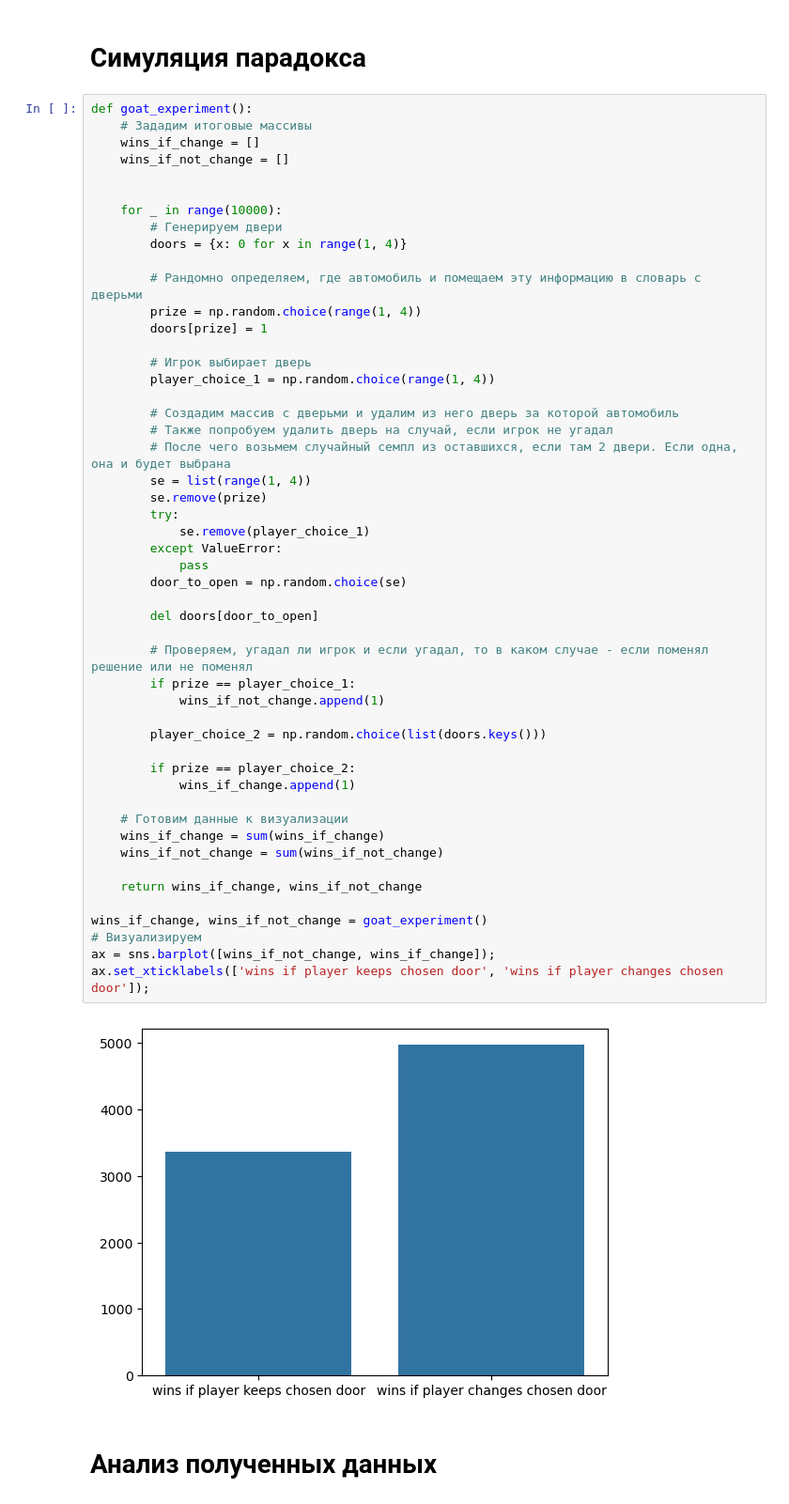
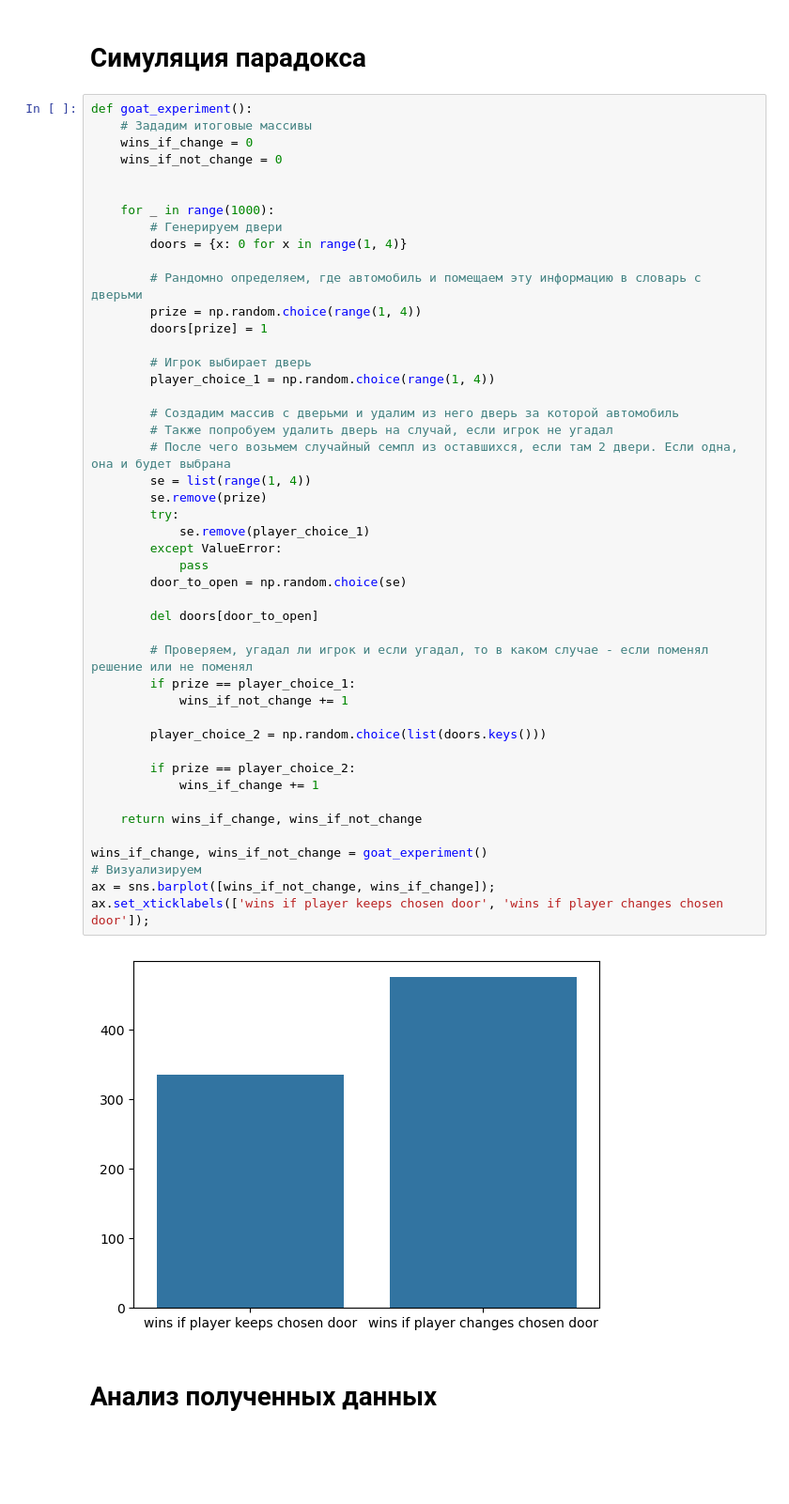
Before and after one commit to Pavel-Kuzn/goat_experiment, a Jupyter notebook: experiment.ipynb, the cells around one changed output. Shown: that part at 94% size. Saved outputs shown, nothing was run; the diff lists cells and outputs as text; blank space fills up the shorter version.

```diff
--- a/experiment.ipynb
+++ b/experiment.ipynb
@@ -9,11 +9,11 @@ from tqdm import tqdm
 # %%
 def goat_experiment():
     # Зададим итоговые массивы
-    wins_if_change = []
-    wins_if_not_change = []
+    wins_if_change = 0
+    wins_if_not_change = 0
 
 
-    for _ in range(10000):
+    for _ in range(1000):
         # Генерируем двери
         doors = {x: 0 for x in range(1, 4)}
 
@@ -24,40 +24,36 @@ def goat_experiment():
         # Игрок выбирает дверь
         player_choice_1 = np.random.choice(range(1, 4))
 
         # Создадим массив с дверьми и удалим из него дверь за которой автомобиль
         # Также попробуем удалить дверь на случай, если игрок не угадал
         # После чего возьмем случайный семпл из оставшихся, если там 2 двери. Если одна, она и будет выбрана
         se = list(range(1, 4))
         se.remove(prize)
         try:
             se.remove(player_choice_1)
         except ValueError:
             pass
         door_to_open = np.random.choice(se)
 
         del doors[door_to_open]
 
         # Проверяем, угадал ли игрок и если угадал, то в каком случае - если поменял решение или не поменял
         if prize == player_choice_1:
-            wins_if_not_change.append(1)
+            wins_if_not_change += 1
 
         player_choice_2 = np.random.choice(list(doors.keys()))
 
         if prize == player_choice_2:
-            wins_if_change.append(1)
-
-    # Готовим данные к визуализации
-    wins_if_change = sum(wins_if_change)
-    wins_if_not_change = sum(wins_if_not_change)
+            wins_if_change += 1
 
     return wins_if_change, wins_if_not_change
 
 wins_if_change, wins_if_not_change = goat_experiment()
 # Визуализируем
 ax = sns.barplot([wins_if_not_change, wins_if_change]);
 ax.set_xticklabels(['wins if player keeps chosen door', 'wins if player changes chosen door']);
 # %% [output]
-[figure, old version]
+[figure, new version]
 # %% [markdown]
 # Анализ полученных данных
 # %% [markdown]
```
Also changed, not shown: parts of 3 cells of this notebook.
